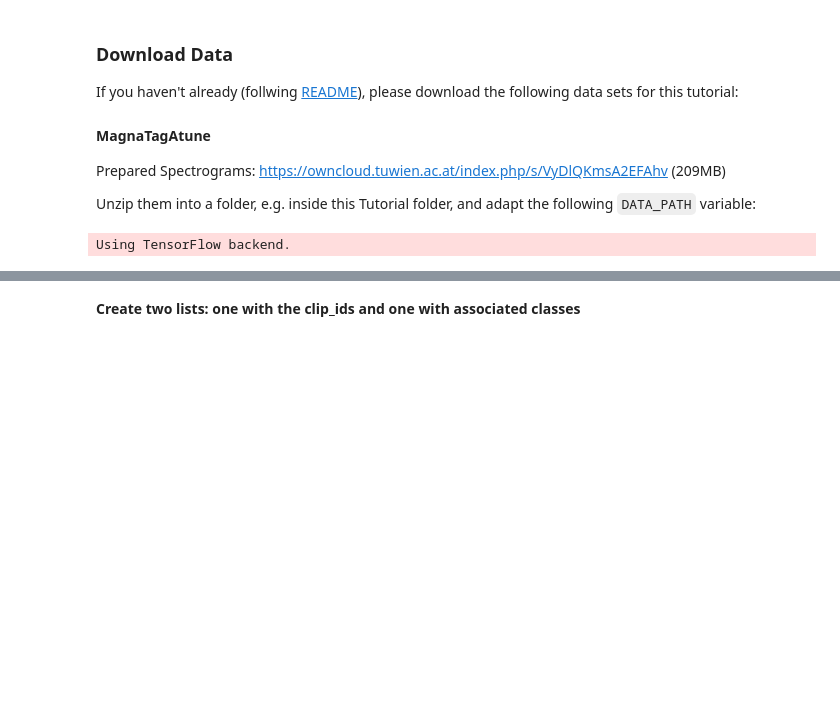
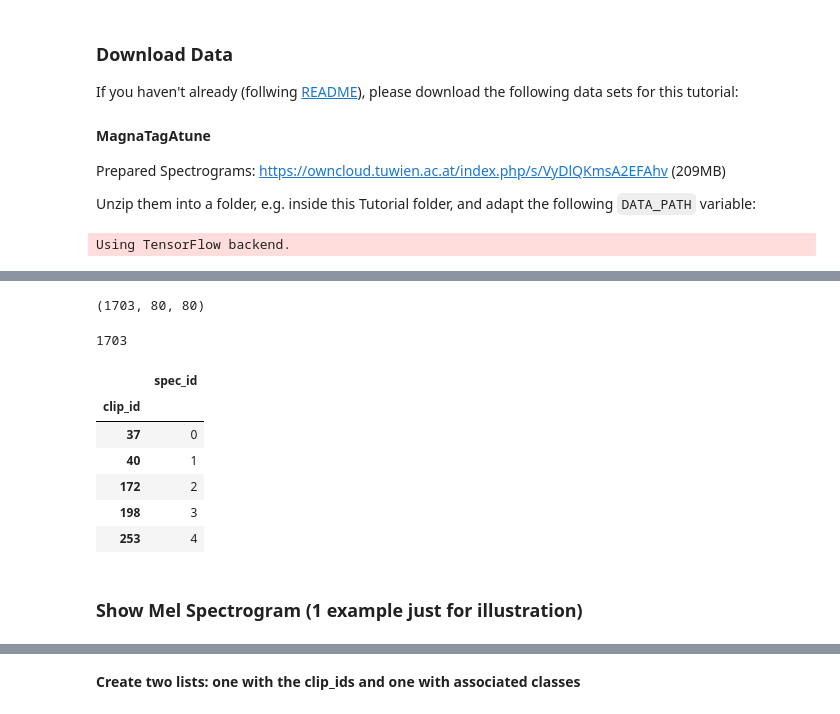
Before and after one commit to slychief/ismir2018_tutorial, a Jupyter notebook: Part_1_Instrumental_Genre_Mood_detection.ipynb, the cells around one changed output, grey strips where cells are left out. Saved outputs shown, nothing was run; the diff lists cells and outputs as text; code cells hidden in the pictures; blank space fills up the shorter version.

```diff
--- a/Part_1_Instrumental_Genre_Mood_detection.ipynb
+++ b/Part_1_Instrumental_Genre_Mood_detection.ipynb
@@ -100,0 +97,29 @@ metadata.shape
+# %%
+with np.load(SPECTROGRAM_FILE) as npz:
+    spectrograms = npz["features"]
+    spec_clip_ids = npz["clip_id"]
+
+# check how many spectrograms we have and their dimensions
+spectrograms.shape
+# %% [output]
+(1703, 80, 80)
+# %%
+# double-check whether we have the same number of ids from spectrogram file
+len(spec_clip_ids)
+# %% [output]
+1703
+# %%
+# create dataframe that associates the index order of the spectrograms with the clip_ids
+spectrograms_clip_ids = pd.DataFrame({"spec_id": np.arange(spectrograms.shape[0])}, index = spec_clip_ids)
+spectrograms_clip_ids.index.name = 'clip_id'
+spectrograms_clip_ids.head()
+# %% [output]
+|  | spec_id |
+| clip_id |  |
+| 37 | 0 |
+| 40 | 1 |
+| 172 | 2 |
+| 198 | 3 |
+| 253 | 4 |
+# %% [markdown]
+### Show Mel Spectrogram (1 example just for illustration)
```
Also changed, not shown: parts of 66 cells of this notebook.
